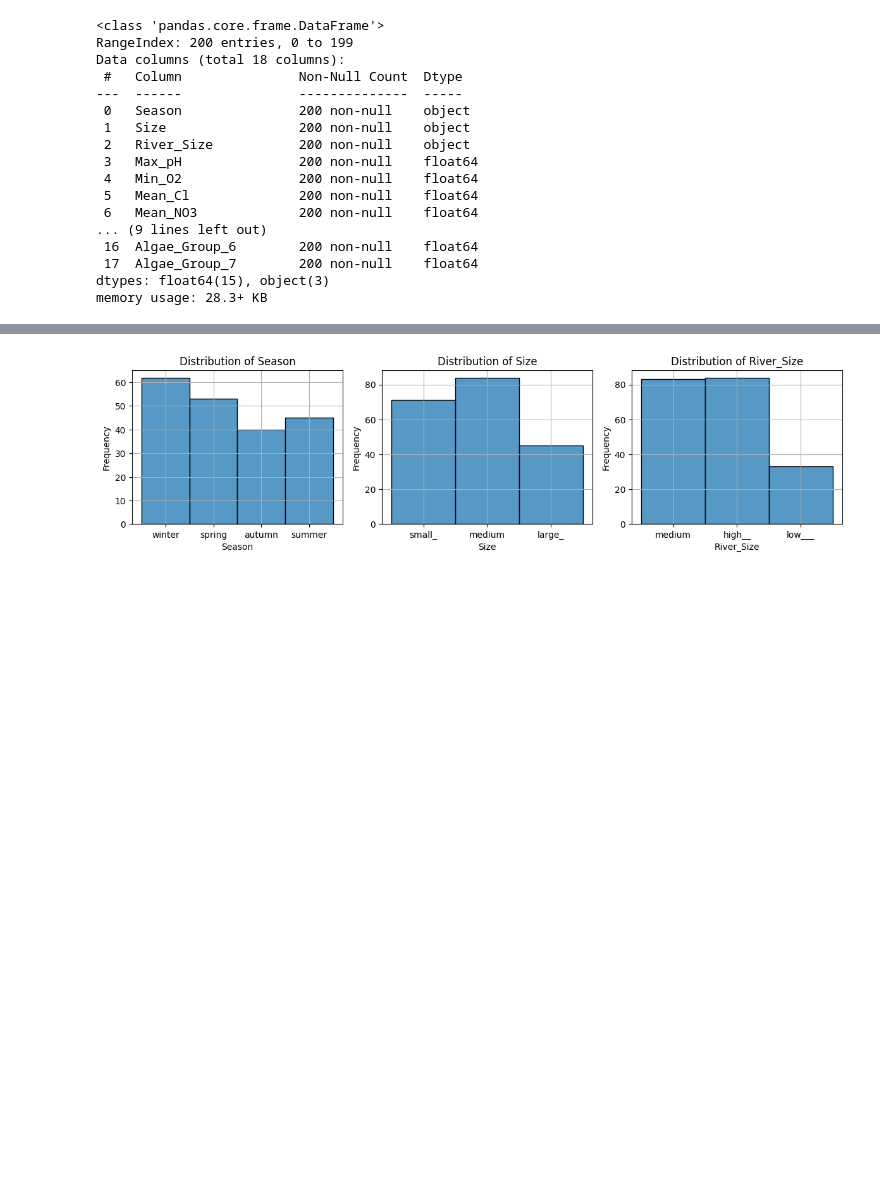
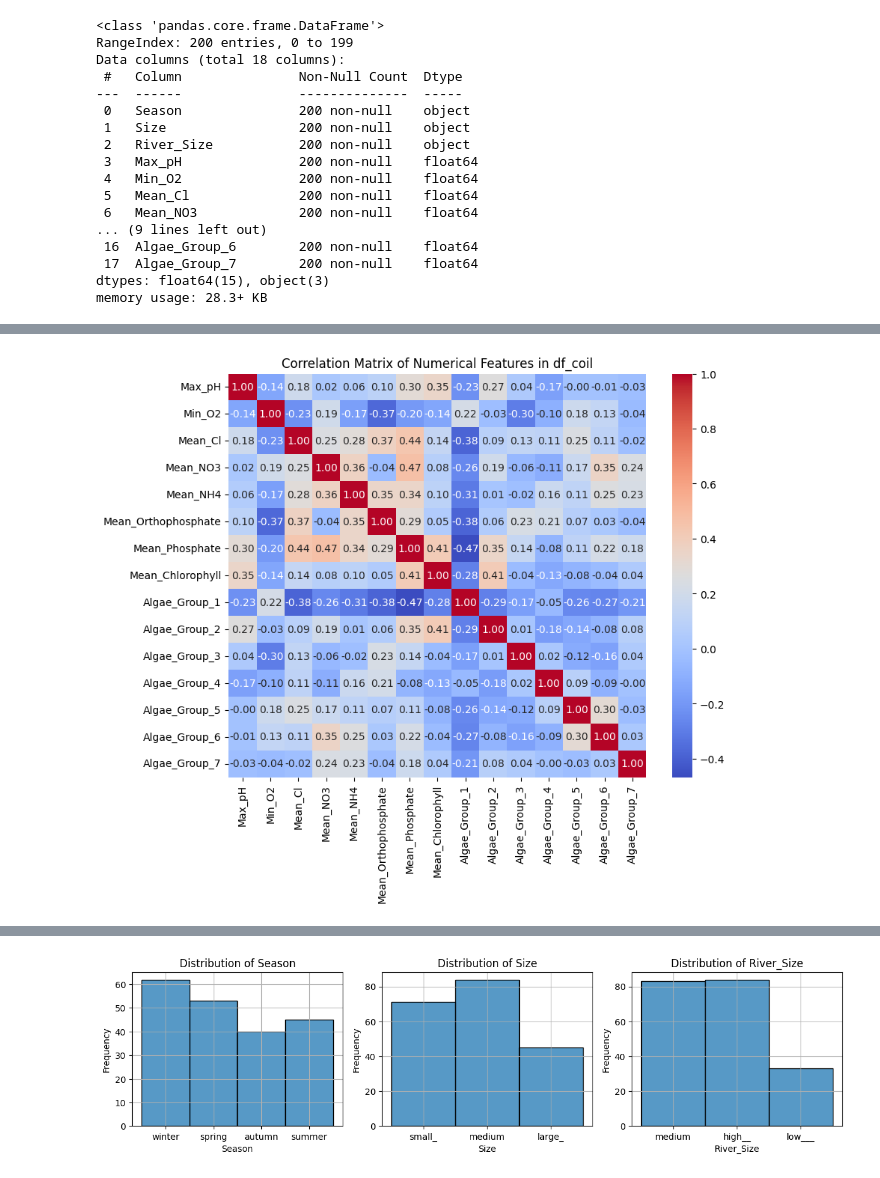
Before and after one commit to basarrk/dsa210, a Jupyter notebook: AlgaeEDA.ipynb, the cells around one changed output, grey strips where cells are left out. Cells and saved outputs as stored; diff of their text form; code cells hidden in the pictures; blank space fills up the shorter version.

```diff
--- a/AlgaeEDA.ipynb
+++ b/AlgaeEDA.ipynb
@@ -274,3 +273,13 @@ df_coil.describe()
 | 50% | 8.055000 | 9.800000 | 31.045500 | 2.225500 | 98.257500 | 40.150000 | 83.222000 | 4.400000 | ... |
 | 75% | 8.400000 | 10.800000 | 56.975250 | 3.976500 | 199.848502 | 102.083250 | 179.135503 | 17.200000 | ... |
 | max | 9.700000 | 13.400000 | 391.500000 | 10.416000 | 931.833010 | 771.599980 | 558.750000 | 110.456000 | ... |
+# %%
+numerical_df_coil = df_coil.iloc[:, 3:]
+correlation_matrix = numerical_df_coil.corr()
+
+plt.figure(figsize=(9, 7))
+sns.heatmap(correlation_matrix, annot=True, cmap='coolwarm', fmt=".2f")
+plt.title('Correlation Matrix of Numerical Features in df_coil')
+plt.show()
+# %% [output]
+[figure, added]
```
Also changed, not shown: parts of 20 cells of this notebook.
